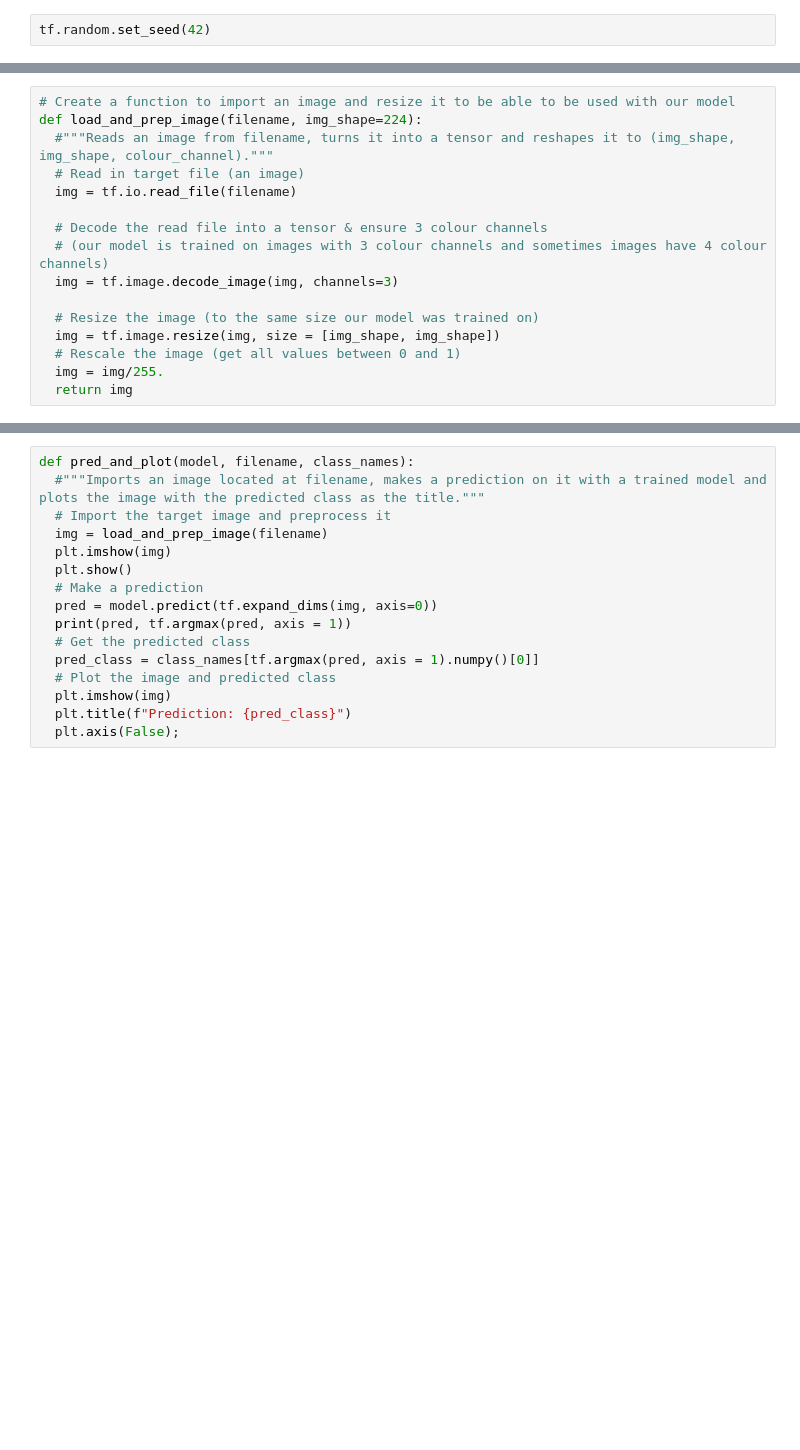
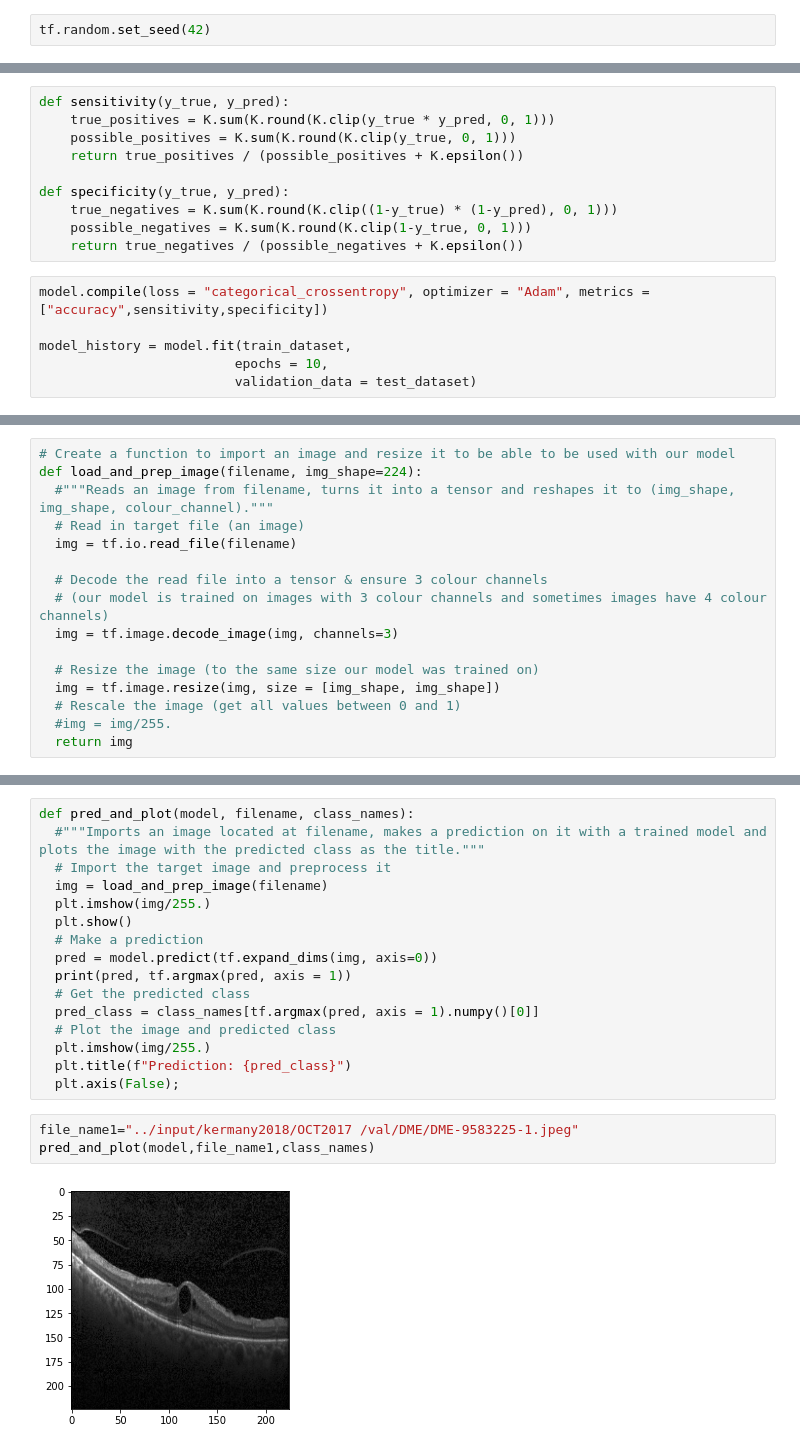
Before and after one commit to lakshminarayana9565/vftvk-Simple-Interest-Calculator, a Jupyter notebook: final-classification-using-vgg16.ipynb, the cells around one changed output, grey strips where cells are left out. Drawn from its saved outputs; the diff is of its cells as text; blank space fills up the shorter version.

```diff
--- a/final-classification-using-vgg16.ipynb
+++ b/final-classification-using-vgg16.ipynb
@@ -243,0 +227,16 @@ model.summary()
+# %%
+def sensitivity(y_true, y_pred):
+    true_positives = K.sum(K.round(K.clip(y_true * y_pred, 0, 1)))
+    possible_positives = K.sum(K.round(K.clip(y_true, 0, 1)))
+    return true_positives / (possible_positives + K.epsilon())
+
+def specificity(y_true, y_pred):
+    true_negatives = K.sum(K.round(K.clip((1-y_true) * (1-y_pred), 0, 1)))
+    possible_negatives = K.sum(K.round(K.clip(1-y_true, 0, 1)))
+    return true_negatives / (possible_negatives + K.epsilon())
+# %%
+model.compile(loss = "categorical_crossentropy", optimizer = "Adam", metrics = ["accuracy",sensitivity,specificity])
+
+model_history = model.fit(train_dataset,
+                         epochs = 10,
+                         validation_data = test_dataset)
@@ -285,7 +342,7 @@ def load_and_prep_image(filename, img_shape=224):
   # Resize the image (to the same size our model was trained on)
   img = tf.image.resize(img, size = [img_shape, img_shape])
   # Rescale the image (get all values between 0 and 1)
-  img = img/255.
+  #img = img/255.
   return img
 # %%
 class_names = train_data.class_names
@@ -295,7 +354,7 @@ def pred_and_plot(model, filename, class_names):
   #"""Imports an image located at filename, makes a prediction on it with a trained model and plots the image with the predicted class as the title."""
   # Import the target image and preprocess it
   img = load_and_prep_image(filename)
-  plt.imshow(img)
+  plt.imshow(img/255.)
   plt.show()
   # Make a prediction
   pred = model.predict(tf.expand_dims(img, axis=0))
@@ -303,6 +362,11 @@ def pred_and_plot(model, filename, class_names):
   # Get the predicted class
   pred_class = class_names[tf.argmax(pred, axis = 1).numpy()[0]]
   # Plot the image and predicted class
-  plt.imshow(img)
+  plt.imshow(img/255.)
   plt.title(f"Prediction: {pred_class}")
   plt.axis(False);
+# %%
+file_name1="../input/kermany2018/OCT2017 /val/DME/DME-9583225-1.jpeg"
+pred_and_plot(model,file_name1,class_names)
+# %% [output]
+[figure, added]
```
Also changed, not shown: parts of 26 cells of this notebook.
